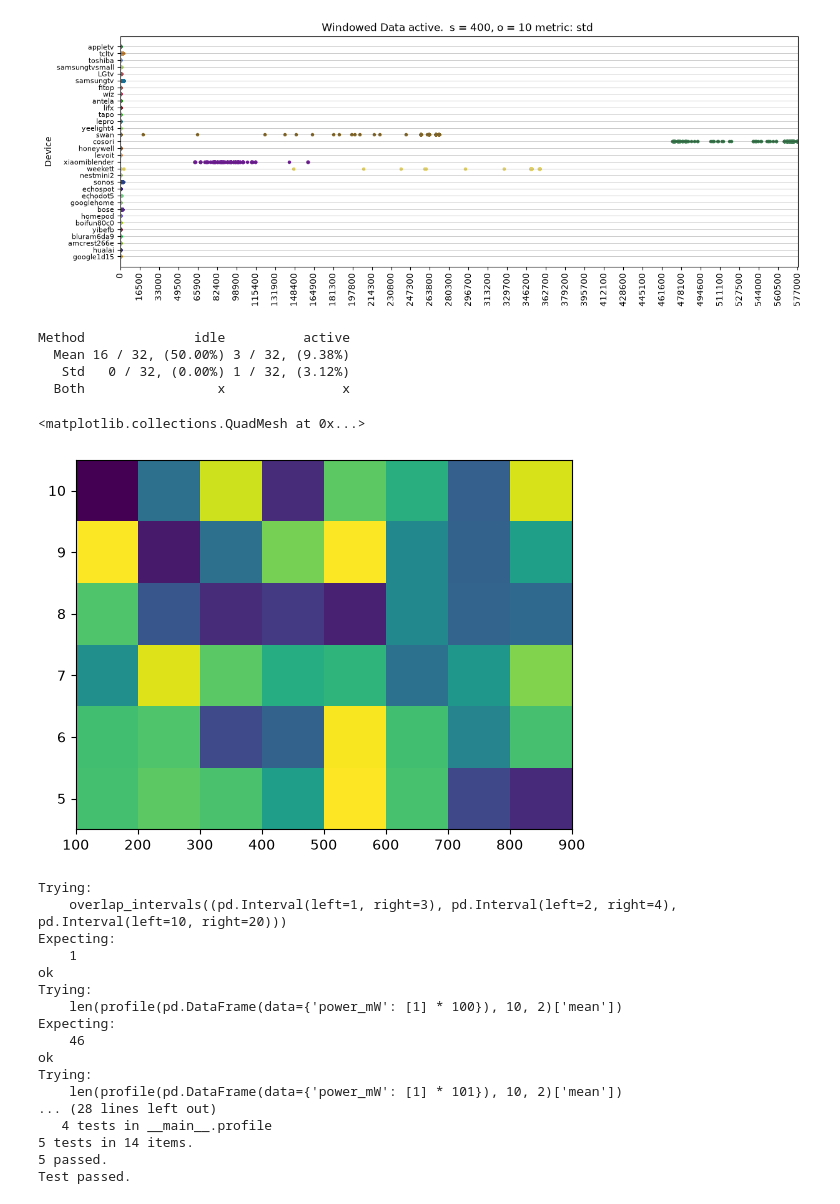
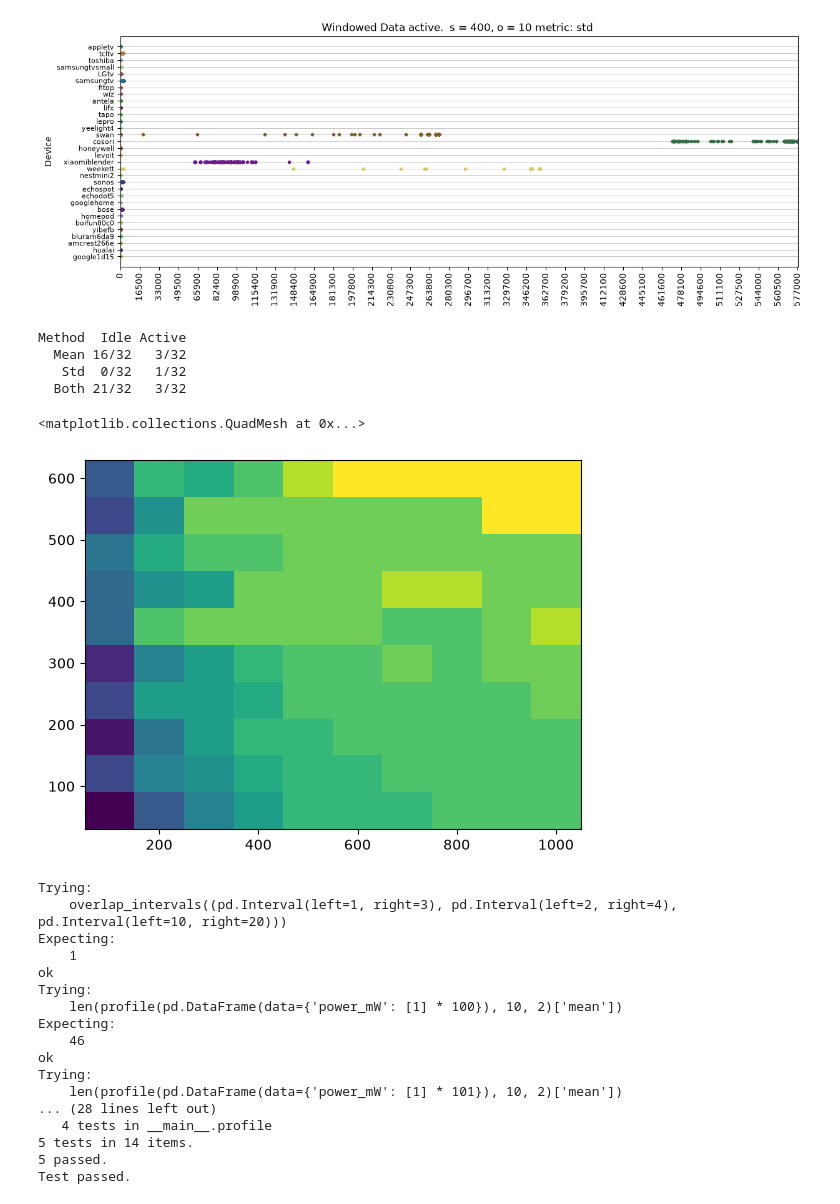
Before and after one commit to JackRobbers/thesis, a Jupyter notebook: powerids analysis.ipynb, the cells around one changed output. Cells and saved outputs as stored; diff of their text form; code cells hidden in the pictures.

```diff
--- a/powerids analysis.ipynb
+++ b/powerids analysis.ipynb
@@ -249,18 +248,18 @@ Assuming sorted lists, return the number of non overlapping intervals
 >>> overlap(([1, 3], [2, 4], [10, 20]))
 1
 """
-def overlap(intervals, metrics=['mean']):
+def overlap(intervals, metrics):
     # TODO: look at multiple metrics here
-    for i in range(len(metrics)):
-        pass
-    # compare the two metrics for the same thing
-
     independents = 0
     for i, interval in enumerate(intervals):
         independent = True
         for j, compare in enumerate(intervals):
             if i != j:
-                if interval[0] <= compare[-1] and compare[0] <= interval[-1]:
+                overlaps = 0
+                for metric in metrics:
+                    if interval[metric][0] <= compare[metric][-1] and compare[metric][0] <= interval[metric][-1]:
+                        overlaps += 1
+                if overlaps == len(metrics):
                     independent = False
         if independent:
             independents += 1
@@ -269,47 +268,53 @@ def overlap(intervals, metrics=['mean']):
 
 
 
-def compute_overlap(data, samples, offset, metric='mean'):
-    if metric == 'both':
-        # TODO: do n dimensional overlaps here
-        # need to do the comparison together, otherwise will
-        pass
-
-    results = {device: profile(df, samples, offset)[
-        metric] for device, df in data.items()}
-
-    return overlap(results.values())
+def compute_overlap(data, samples, offset, metrics=['mean']):
+    results = {device: profile(df, samples, offset) for device, df in data.items()}
+    return overlap(results.values(), metrics)
 
 table = {"Method": ["Mean", "Std", "Both"]}
 
 
 for mode in ("idle", "active"):
     mean = compute_overlap(get_data(mode), 400, 10)
-    std = compute_overlap(get_data(mode), 400, 10, metric='std')
-    table[mode] = [f"{mean} / {num_devices}, ({mean / num_devices:.2%})", f"{std} / {num_devices}, ({std / num_devices:.2%})", "x"]
+    std = compute_overlap(get_data(mode), 400, 10, metrics=['std'])
+    both = compute_overlap(get_data(mode), 400, 10, metrics=['std', 'mean'])
+
+    table[mode.capitalize()] = [f"{mean}/{num_devices}", f"{std}/{num_devices}", f"{both}/{num_devices}"]
 
 # compute the overlap to grade the quality of the profile, ideally you want 0% overlap for ato be valid.
 # Both total overlap and known overlap?
 # "absolute overlap": ["x", "x", "x"]
+# TODO better typst table
 print(pd.DataFrame(data=table).to_string(index=False))
 # %% [output]
-Method              idle          active
-  Mean 16 / 32, (50.00%) 3 / 32, (9.38%)
-   Std   0 / 32, (0.00%) 1 / 32, (3.12%)
-  Both                 x               x
+Method  Idle Active
+  Mean 16/32   3/32
+   Std  0/32   1/32
+  Both 21/32   3/32
 # %%
 #| label: colourmesh
 
 
 np.random.seed(19680801)
-Z = np.random.rand(6, 8)
-x = np.arange(100, 1000, 100)  # len = 11
-y = np.arange(4.5, 11, 1)
-fig, ax = plt.subplots()
-ax.pcolormesh(x, y, Z)
+# Z = np.random.rand(6, 8)
+offsets = np.arange(0, 1001, 100)[1:]
+lengths = np.arange(60, 601, 60)
+
+z = np.zeros((len(offsets), len(lengths)))
+
+for i, offset in enumerate(offsets):
+    for j, length in enumerate(lengths):
+        z[i, j] = compute_overlap(get_data("idle"), length, offset, metrics=['std', 'mean']) / num_devices
+# print(z)
-# %% [output]
-<matplotlib.collections.QuadMesh at 0x...>
-[figure, removed]
+# %%
+
+# y = np.arange(4.5, 11, 1)
+fig, ax = plt.subplots()
+ax.pcolormesh(offsets, lengths, z)
+# %% [output]
+<matplotlib.collections.QuadMesh at 0x...>
+[figure, added]
 # %%
 """
 Find overlapping intervals, return the number of non-overlapping intervals and the total amount of overlap.
```
Also changed, not shown: parts of 1 cell of this notebook, 2 other files.
